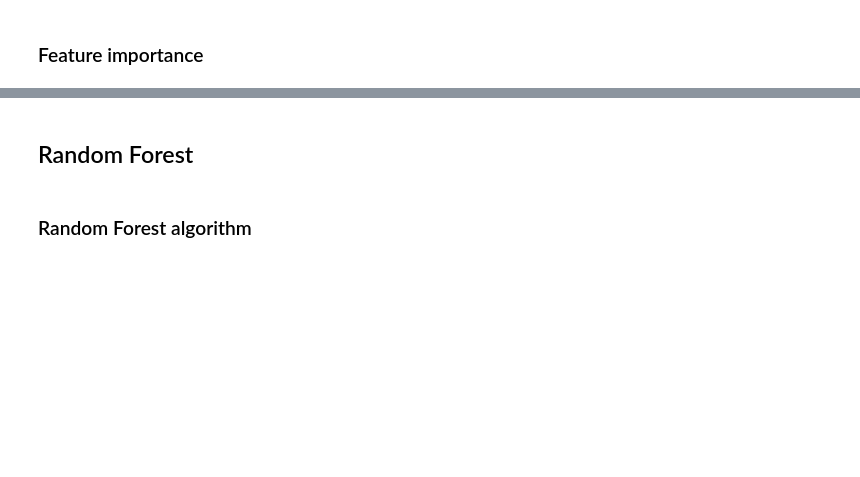
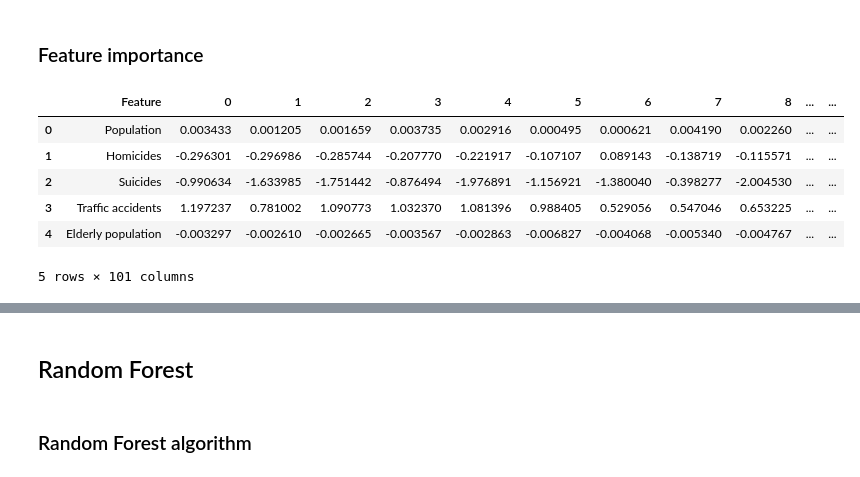
Before and after one commit to lgaalves/AppliedMathSchoolLectures, a Jupyter notebook: day-5-machine-learning-part-II/05 - Homicides prediction.ipynb, the cells around one changed output, grey strips where cells are left out. Drawn from its saved outputs; the diff is of its cells as text; code cells hidden in the pictures; blank space fills up the shorter version.

```diff
--- a/day-5-machine-learning-part-II/05 - Homicides prediction.ipynb
+++ b/day-5-machine-learning-part-II/05 - Homicides prediction.ipynb
@@ -304,3 +341,13 @@ for i in range(0,10):
+# %%
+importance_df_lm.head()
+# %% [output]
+|  | Feature | 0 | 1 | 2 | 3 | 4 | 5 | 6 | 7 | 8 | ... | ... |
+| 0 | Population | 0.003433 | 0.001205 | 0.001659 | 0.003735 | 0.002916 | 0.000495 | 0.000621 | 0.004190 | 0.002260 | ... | ... |
+| 1 | Homicides | -0.296301 | -0.296986 | -0.285744 | -0.207770 | -0.221917 | -0.107107 | 0.089143 | -0.138719 | -0.115571 | ... | ... |
+| 2 | Suicides | -0.990634 | -1.633985 | -1.751442 | -0.876494 | -1.976891 | -1.156921 | -1.380040 | -0.398277 | -2.004530 | ... | ... |
+| 3 | Traffic accidents | 1.197237 | 0.781002 | 1.090773 | 1.032370 | 1.081396 | 0.988405 | 0.529056 | 0.547046 | 0.653225 | ... | ... |
+| 4 | Elderly population | -0.003297 | -0.002610 | -0.002665 | -0.003567 | -0.002863 | -0.006827 | -0.004068 | -0.005340 | -0.004767 | ... | ... |
+5 rows × 101 columns
 # %%
 importance_df_lm=importance_df_lm.set_index("Feature").T
 features=list(importance_df_lm.columns)
```
Also changed, not shown: parts of 37 cells of this notebook, 24 other files.
